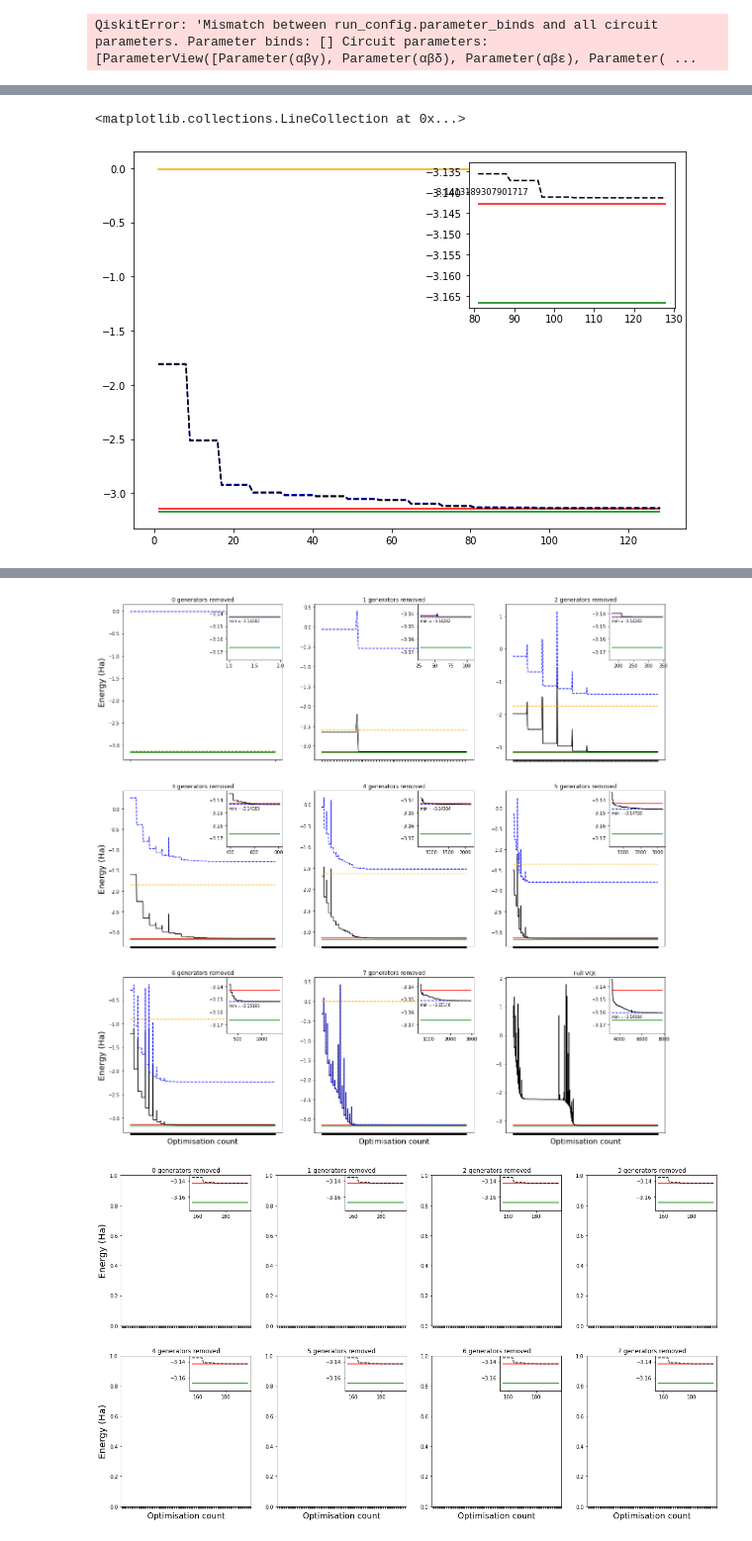
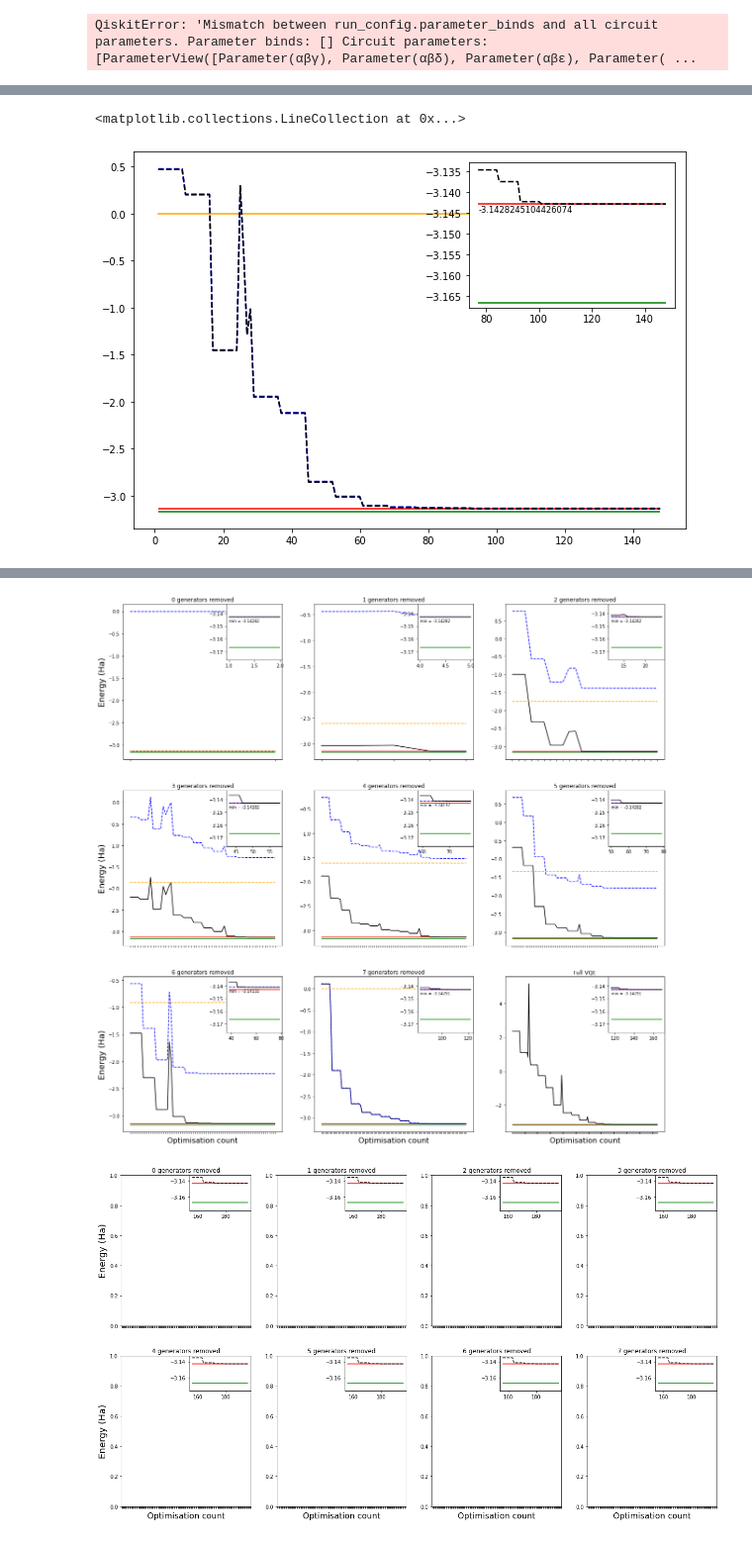
Before and after one commit to wmkirby1/CS-VQE, a Jupyter notebook: HeH+ Example.ipynb, the cells around one changed output, grey strips where cells are left out. Shown at 99% size. Drawn from its saved outputs; the diff is of its cells as text; code cells hidden in the pictures.

Commit message:
Naive input ansatz - no improvement over noncontextual ground state. UCCSD not reaching true gs...

```diff
--- a/HeH+ Example.ipynb
+++ b/HeH+ Example.ipynb
@@ -477,13 +481,13 @@ sub_axes.set_ylim((true_gs-0.001, gs_noncon_energy+0.01))
 sub_axes.plot(X_zoom, Y_zoom, color='black', ls='--')
 sub_axes.hlines(gs_noncon_energy, X_zoom[0], X_zoom[-1], color='r')
 sub_axes.hlines(true_gs, X_zoom[0], X_zoom[-1], color='g')
-sub_axes.text(70, Y_total[-1]+0.001, str(Y_total[-1]), size='small')
+sub_axes.text(X_zoom[0], Y_total[-1]-0.002, str(Y_total[-1]), size='small')
 
 ax.hlines(gs_noncon_energy, 1, len(X), color='r')
 ax.hlines(true_gs, 1, len(X), color='g')
 # %% [output]
 <matplotlib.collections.LineCollection at 0x...>
-[figure, old version]
+[figure, new version]
 # %%
 #VQE setup
 qi = QuantumInstance(Aer.get_backend('statevector_simulator'))
@@ -515,15 +519,23 @@ for comb in list(itertools.combinations(param_chars, 2)):
 for index, grid in enumerate(grid_pos):
 
     if grid == (2,2):
-        print('Running full VQE routine...')
-        ucc_fix = []
-        for p in ucc.keys():
-            p_list = list(deepcopy(p))
-            p_list.reverse()
-            ucc_fix.append(''.join(p_list))
-            #print(p_list)
-        #print(ucc_fix)
-        anz = c_anz.construct_ansatz(init_state = [4], paulis=ucc_fix, trot_order=2)
+        #print('Running full VQE routine...')
+        #ucc_fix = []
+        #for p in ucc.keys():
+        #    p_list = list(deepcopy(p))
+        #    p_list.reverse()
+        #    ucc_fix.append(''.join(p_list))
+        #    #print(p_list)
+        ##print(ucc_fix)
+        #anz = c_anz.construct_ansatz(init_state = [4], paulis=ucc_fix, trot_order=2)
+
+        anz_terms = []
+        for q in range(num_qubits):
+            blank_op = ['I' for i in range(num_qubits)]
+            blank_op[q] = 'Y'
+            anz_terms.append(blank_op)
+
+        anz = c_anz.construct_ansatz(init_state = [4], paulis=anz_terms, trot_order=2)
 
         vqe_input_ham_noncon = qonvert.dict_to_WeightedPauliOperator(new_ham_noncon)
         vqe_input_ham_context = qonvert.dict_to_WeightedPauliOperator(ham)
@@ -569,20 +581,32 @@ for index, grid in enumerate(grid_pos):
             #    anz += c_anz.exp_P(''.join(over_P), rot = params[param_index+1])
             #    param_index += 2
 
-            ucc_fix = []
-            Z_complement = list(set(range(num_qubits)) - set(Z_indices))
-            #print(Z_complement)
-            for p in ucc.keys():
-                p_list = list(deepcopy(p))
-                p_list.reverse()
-                #p_list[6] = 'I'
-                #p_list[7] = 'I'
-                for z in Z_complement:
-                    p_list[z] = 'I'
-                ucc_fix.append(''.join(p_list) + 'I')
-                #print(p_list)
-            #print(ucc_fix)
-            anz = c_anz.construct_ansatz(paulis=ucc_fix, circ=anz, trot_order=2)
+            anz_terms = []
+            #q_hist = []
+            for q in Z_indices:
+                blank_op = ['I' for i in range(num_qubits+1)]
+                blank_op[q] = 'Y'
+                anz_terms.append(blank_op)
+            #    for p in q_hist:
+            #        blank_op[p] = 'Y'
+            #    q_hist.append(q)
+
+            anz = c_anz.construct_ansatz(init_state = [4], paulis=anz_terms, trot_order=2)
+
+            #ucc_fix = []
+            #Z_complement = list(set(range(num_qubits)) - set(Z_indices))
+            ##print(Z_complement)
+            #for p in ucc.keys():
+            #    p_list = list(deepcopy(p))
+            #    p_list.reverse()
+            #    #p_list[6] = 'I'
+            #    #p_list[7] = 'I'
+            #    for z in Z_complement:
+            #        p_list[z] = 'I'
+            #    ucc_fix.append(''.join(p_list) + 'I')
+            #    #print(p_list)
+            ##print(ucc_fix)
+            #anz = c_anz.construct_ansatz(paulis=ucc_fix, circ=anz, trot_order=2)
             #anz = c_anz.construct_ansatz(paulis=ucc_fix, circ=anz, index_offset = 100) #2nd order trotterisation
             #anz += c_anz.exp_P('IIIYYIII', rot = Parameter('a'))
 
@@ -597,7 +621,6 @@ for index, grid in enumerate(grid_pos):
         anz.cx(6, 8),anz.cx(5, 6), anz.cx(4, 5), anz.cx(3, 4), anz.cx(2, 3)
         anz.x(1)
         #print(anz.draw())
-
     # create VQE routine
     vqe = VQE(anz, optimizer=slsqp, callback=store_intermediate_result, quantum_instance=qi)
 
@@ -698,4 +720,4 @@ VQE result: -3.1608385931085947 Improvement? True | Noncontextual: -3.1428247492
-[figure, old version]
+[figure, new version]
 # %%
 print(vqe_run_context)
 # %%
```
Also changed, not shown: parts of 8 cells of this notebook.
